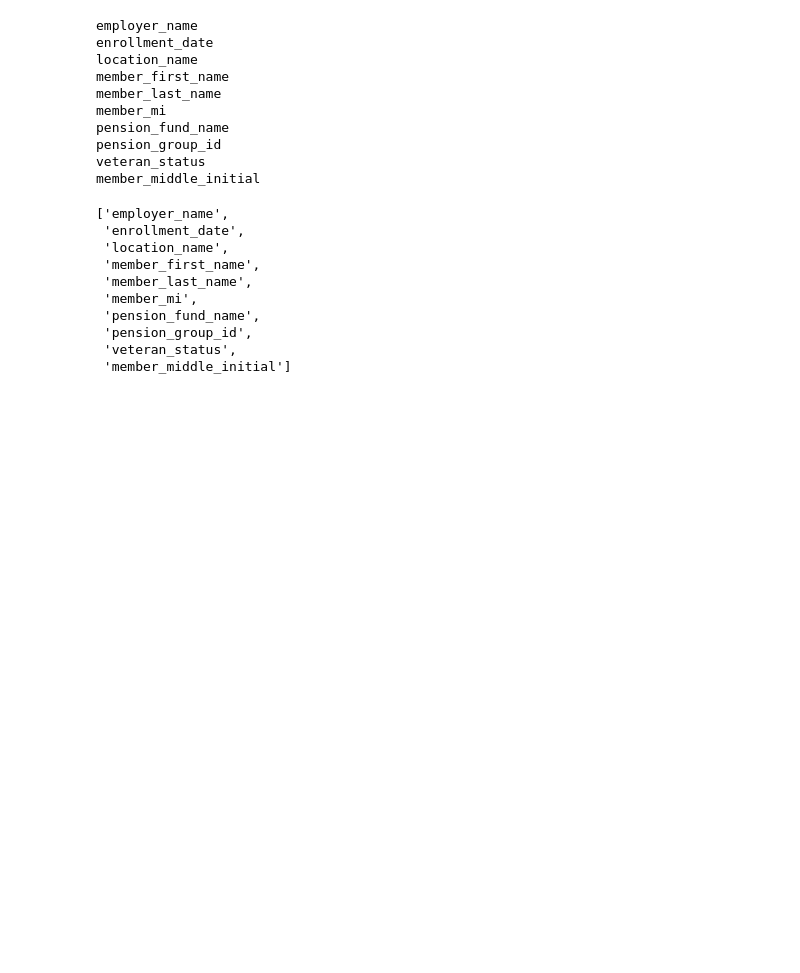
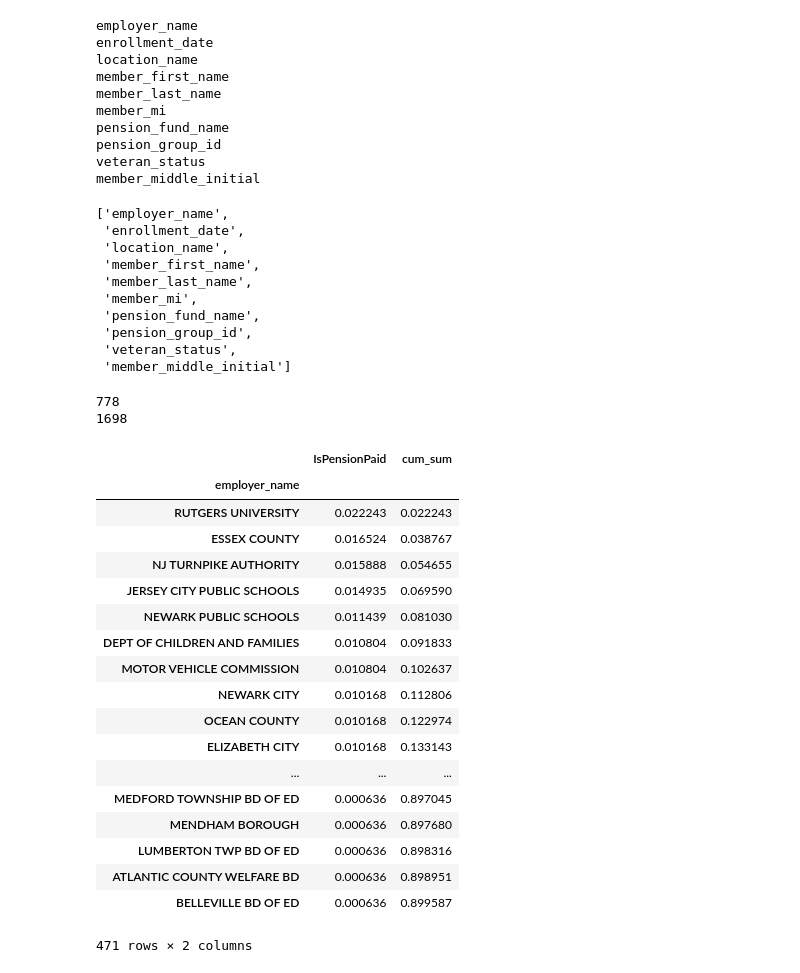
Before and after one commit to akaicomet/NJOITOpenDataCenter, a Jupyter notebook: NJOITOpenDataCenter_Pension_Record_ModelEaluating.ipynb, the cells around one changed output. Drawn from its saved outputs; the diff is of its cells as text; code cells hidden in the pictures; blank space fills up the shorter version.

```diff
--- a/NJOITOpenDataCenter_Pension_Record_ModelEaluating.ipynb
+++ b/NJOITOpenDataCenter_Pension_Record_ModelEaluating.ipynb
@@ -225,3 +225,31 @@ member_middle_initial
  'pension_group_id',
  'veteran_status',
  'member_middle_initial']
+# %%
+print(len(df_mismatched.groupby(['employer_name'])))
+print(len(sample2.groupby(['employer_name'])))
+df = (df_mismatched[['employer_name','IsPensionPaid']].groupby(['employer_name']).count()/len(df_mismatched)).sort_values('IsPensionPaid', ascending=False)
+df['cum_sum'] = df.IsPensionPaid.cumsum()
+df[df.cum_sum <= 0.9 ]
+# %% [output]
+778
+1698
+|  | IsPensionPaid | cum_sum |
+| employer_name |  |  |
+| RUTGERS UNIVERSITY | 0.022243 | 0.022243 |
+| ESSEX COUNTY | 0.016524 | 0.038767 |
+| NJ TURNPIKE AUTHORITY | 0.015888 | 0.054655 |
+| JERSEY CITY PUBLIC SCHOOLS | 0.014935 | 0.069590 |
+| NEWARK PUBLIC SCHOOLS | 0.011439 | 0.081030 |
+| DEPT OF CHILDREN AND FAMILIES | 0.010804 | 0.091833 |
+| MOTOR VEHICLE COMMISSION | 0.010804 | 0.102637 |
+| NEWARK CITY | 0.010168 | 0.112806 |
+| OCEAN COUNTY | 0.010168 | 0.122974 |
+| ELIZABETH CITY | 0.010168 | 0.133143 |
+| ... | ... | ... |
+| MEDFORD TOWNSHIP BD OF ED | 0.000636 | 0.897045 |
+| MENDHAM BOROUGH | 0.000636 | 0.897680 |
+| LUMBERTON TWP BD OF ED | 0.000636 | 0.898316 |
+| ATLANTIC COUNTY WELFARE BD | 0.000636 | 0.898951 |
+| BELLEVILLE BD OF ED | 0.000636 | 0.899587 |
+471 rows × 2 columns
```
Also changed, not shown: parts of 19 cells of this notebook.
